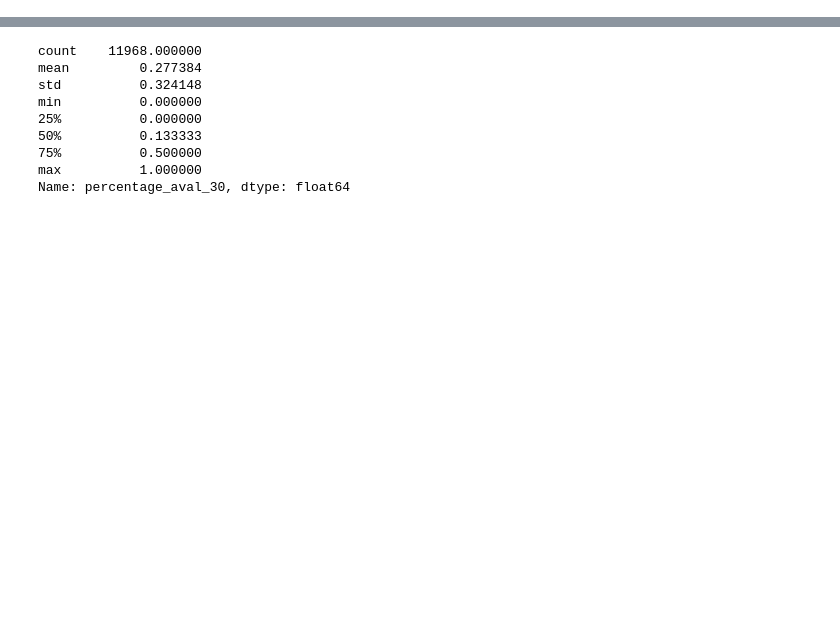
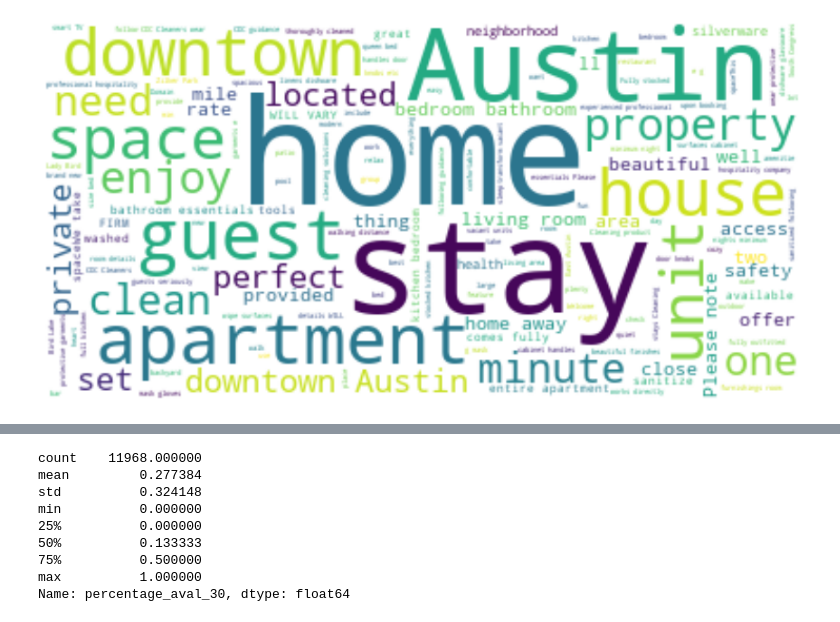
Before and after one commit to mgfos207/Springboard, a Jupyter notebook: Module 18/18.3.1/modeling.ipynb, the cells around one changed output, grey strips where cells are left out. Saved outputs shown, nothing was run; the diff lists cells and outputs as text; code cells hidden in the pictures; blank space fills up the shorter version.

```diff
--- a/Module 18/18.3.1/modeling.ipynb
+++ b/Module 18/18.3.1/modeling.ipynb
@@ -19,0 +32,3 @@ df.head()
+# %%
+df_eda = pd.read_csv("listings.csv")
+df_eda.shape
@@ -19,0 +46,4 @@ df.head()
+# %%
+df_eda['percentage_aval_30'] = df_eda['availability_30'] / 30
+df_non_optimal_booking = df_eda.loc[df_eda['percentage_aval_30'] >= .5]
+df_optimal_booking = df_eda.loc[df_eda['percentage_aval_30'] <= .5]
@@ -19,0 +53,13 @@ df.head()
+# %%
+exclude_list = ['<b>', '</b>', '<br />']#exclude special characters
+text = " ".join(word for word in df_non_optimal_booking['description'] if not pd.isna(word))
+for exclude_char in exclude_list:
+    text = text.replace(exclude_char, '')
+stopwords = set(STOPWORDS)
+wordcloud = WordCloud(stopwords=stopwords, background_color="white").generate(text)
+plt.figure( figsize=(15,10))
+plt.imshow(wordcloud, interpolation='bilinear')
+plt.axis("off")
+plt.show()
+# %% [output]
+[figure, added]
```
Also changed, not shown: parts of 134 cells of this notebook, 8 other files.
